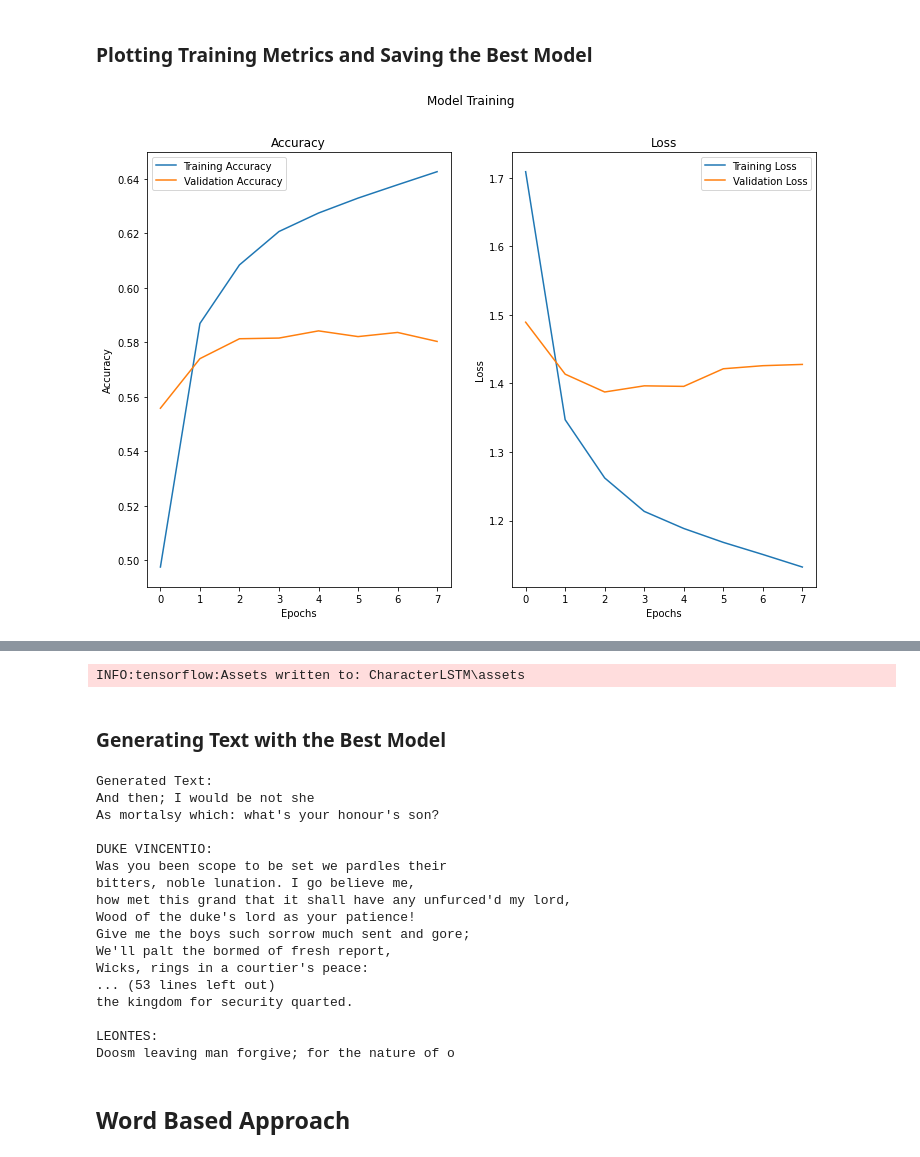
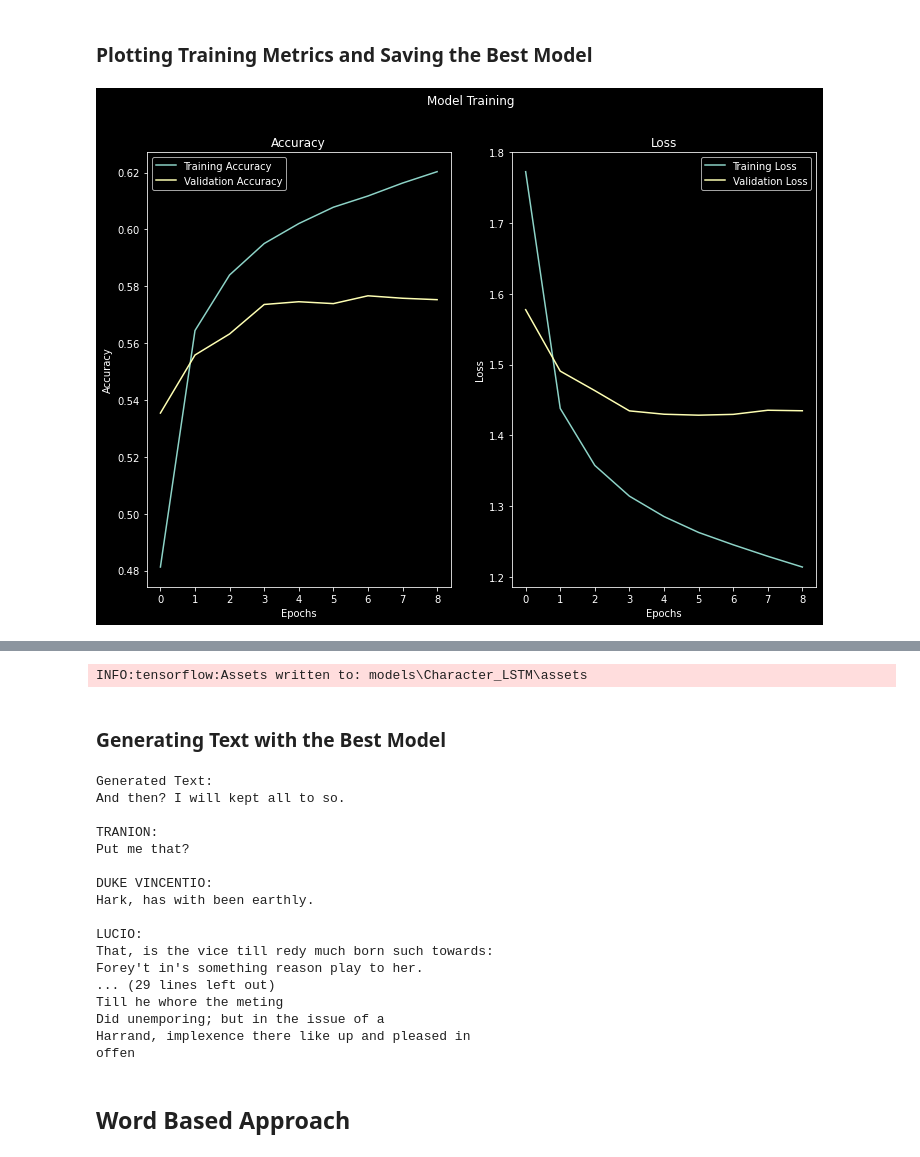
Before and after one commit to SimonF24/TensorFlow_Tutorials, a Jupyter notebook: Natural Language Processing/Text Generation/Shakespeare/shakespeare.ipynb, the cells around one changed output, grey strips where cells are left out. Cells and saved outputs as stored; diff of their text form; code cells hidden in the pictures.

```diff
--- a/Natural Language Processing/Text Generation/Shakespeare/shakespeare.ipynb
+++ b/Natural Language Processing/Text Generation/Shakespeare/shakespeare.ipynb
@@ -10,11 +10,13 @@ import re
 import tensorflow as tf
 import tensorflow_datasets as tfds
 import textwrap
+
+plt.style.use('dark_background')
 # %% [markdown]
 ## Helper Functions
 # %%
 def plot_training_metrics(history):
-    plt.figure(facecolor=(1, 1, 1, 1), figsize=(12, 8)) # My notebook is in dark mode
+    plt.figure(figsize=(12, 8))
     plt.subplot(1, 2, 1)
     plt.plot(history.history['sparse_categorical_accuracy'], label='Training Accuracy')
     plt.plot(history.history['val_sparse_categorical_accuracy'], label='Validation Accuracy')
@@ -33,6 +35,7 @@ def plot_training_metrics(history):
     plt.show()
 
 def save_best_model(model, test_ds, filename):
+
     try:
         saved_model = tf.keras.models.load_model(filename)
     except:
@@ -43,7 +46,7 @@ def save_best_model(model, test_ds, filename):
         saved_model_metrics = saved_model.evaluate(test_ds, return_dict=True)
         print('New Model Evaluation:')
         new_model_metrics = model.evaluate(test_ds, return_dict=True)
-        if new_model_metrics['sparse_categorical_accuracy'] > saved_model_metrics['sparse_categorical_accuracy']:
+        if new_model_metrics['loss'] < saved_model_metrics['loss']:
             model.save(filename, save_traces=False)
     else:
         model.save(filename, save_traces=False)
@@ -110,8 +113,7 @@ Train Dataset Preview:
 #         input_dim=char_vocab_size,
 #         output_dim=64
 #     ),
-#     tf.keras.layers.Bidirectional(tf.keras.layers.LSTM(128, return_sequences=True)),
-#     tf.keras.layers.Bidirectional(tf.keras.layers.LSTM(128)),
+#     tf.keras.layers.Bidirectional(tf.keras.layers.LSTM(256)),
 #     tf.keras.layers.Dense(char_vocab_size)
 # ])
 
@@ -120,7 +122,7 @@ char_model = tf.keras.Sequential([
         input_dim=char_vocab_size,
         output_dim=64
     ),
-    tf.keras.layers.Bidirectional(tf.keras.layers.LSTM(512)),
+    tf.keras.layers.Bidirectional(tf.keras.layers.LSTM(256)),
     tf.keras.layers.Dense(char_vocab_size)
 ])
 char_model.compile(
@@ -132,8 +134,8 @@ char_model.compile(
 ### Training the Model
 # %%
 early_stopping_callback = tf.keras.callbacks.EarlyStopping(
-    mode='max',
-    monitor='val_sparse_categorical_accuracy',
+    mode='min',
+    monitor='val_loss',
     patience=3,
     restore_best_weights=True
 )
@@ -164,7 +168,7 @@ Epoch 8/100
 ### Plotting Training Metrics and Saving the Best Model
 # %%
 plot_training_metrics(char_history)
-save_best_model(char_model, char_test_ds, 'Character_LSTM')
+save_best_model(char_model, char_test_ds, 'models\\Character_LSTM')
 # %% [output]
-[figure, old version]
+[figure, new version]
 Saved Model Evaluation:
@@ -175,11 +179,11 @@ INFO:tensorflow:Assets written to: CharacterLSTM\assets
-INFO:tensorflow:Assets written to: CharacterLSTM\assets
+INFO:tensorflow:Assets written to: models\Character_LSTM\assets
 # %% [markdown]
 ### Generating Text with the Best Model
 # %%
-length_to_generate = 2000
+length_to_generate = 1000
 starting_string = 'And then'
 
-best_model = tf.keras.models.load_model('Character_LSTM')
+best_model = tf.keras.models.load_model('models\\Character_LSTM')
 generated_text = starting_string
 for i in range(length_to_generate):
     if len(generated_text) > char_sequence_length:
@@ -195,22 +199,22 @@ print('Generated Text:')
 print(generated_text)
 # %% [output]
 Generated Text:
-And then; I would be not she
-As mortalsy which: what's your honour's son?
+And then? I will kept all to so.
+
+TRANION:
+Put me that?
 
 DUKE VINCENTIO:
-Was you been scope to be set we pardles their
-bitters, noble lunation. I go believe me,
-how met this grand that it shall have any unfurced'd my lord,
-Wood of the duke's lord as your patience!
-Give me the boys such sorrow much sent and gore;
-We'll palt the bormed of fresh report,
-Wicks, rings in a courtier's peace:
-... (53 lines left out)
-the kingdom for security quarted.
+Hark, has with been earthly.
 
-LEONTES:
-Doosm leaving man forgive; for the nature of o
+LUCIO:
+That, is the vice till redy much born such towards:
+Forey't in's something reason play to her.
+... (29 lines left out)
+Till he whore the meting
+Did unemporing; but in the issue of a
+Harrand, implexence there like up and pleased in
+offen
 # %% [markdown]
 ## Word Based Approach
 # %% [markdown]
```
Also changed, not shown: parts of 6 cells of this notebook, 6 other files.
